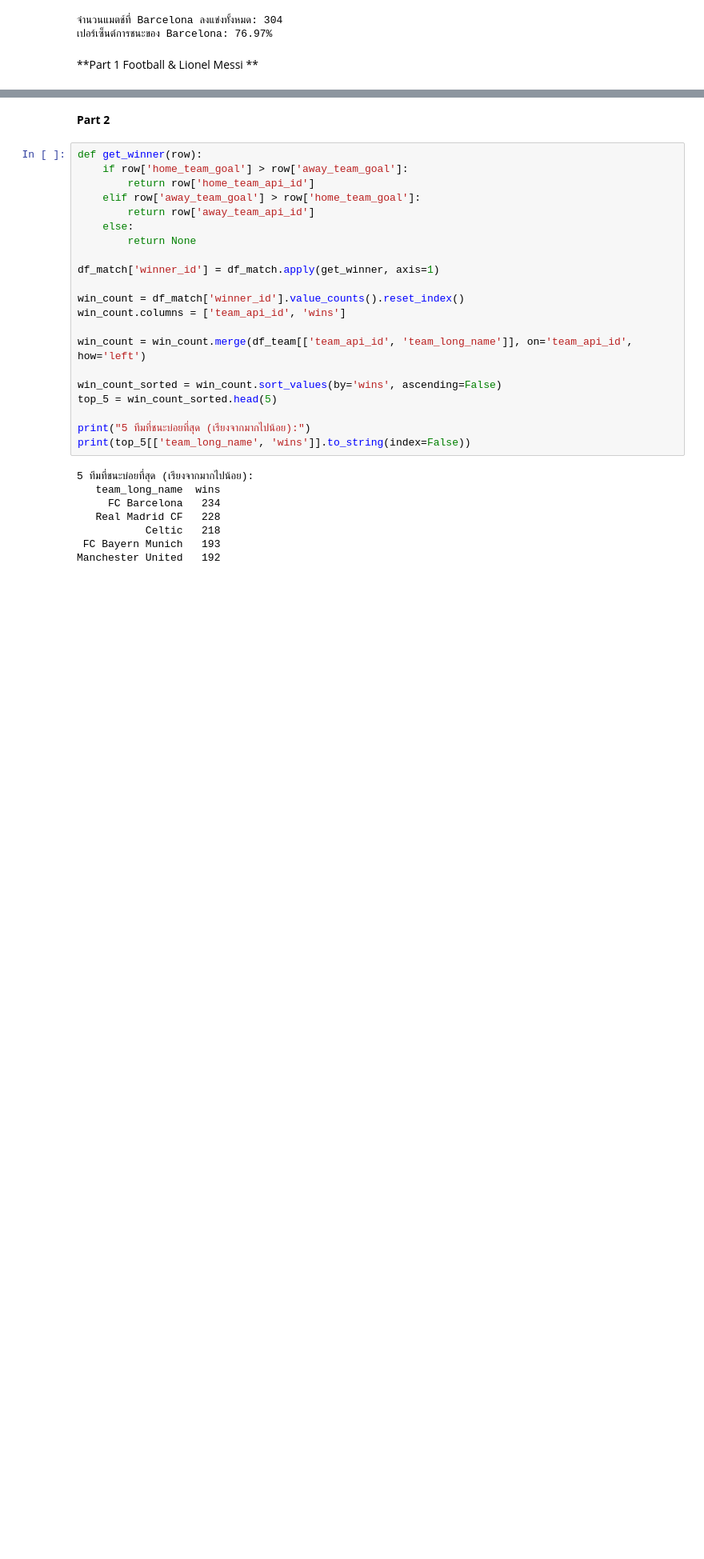
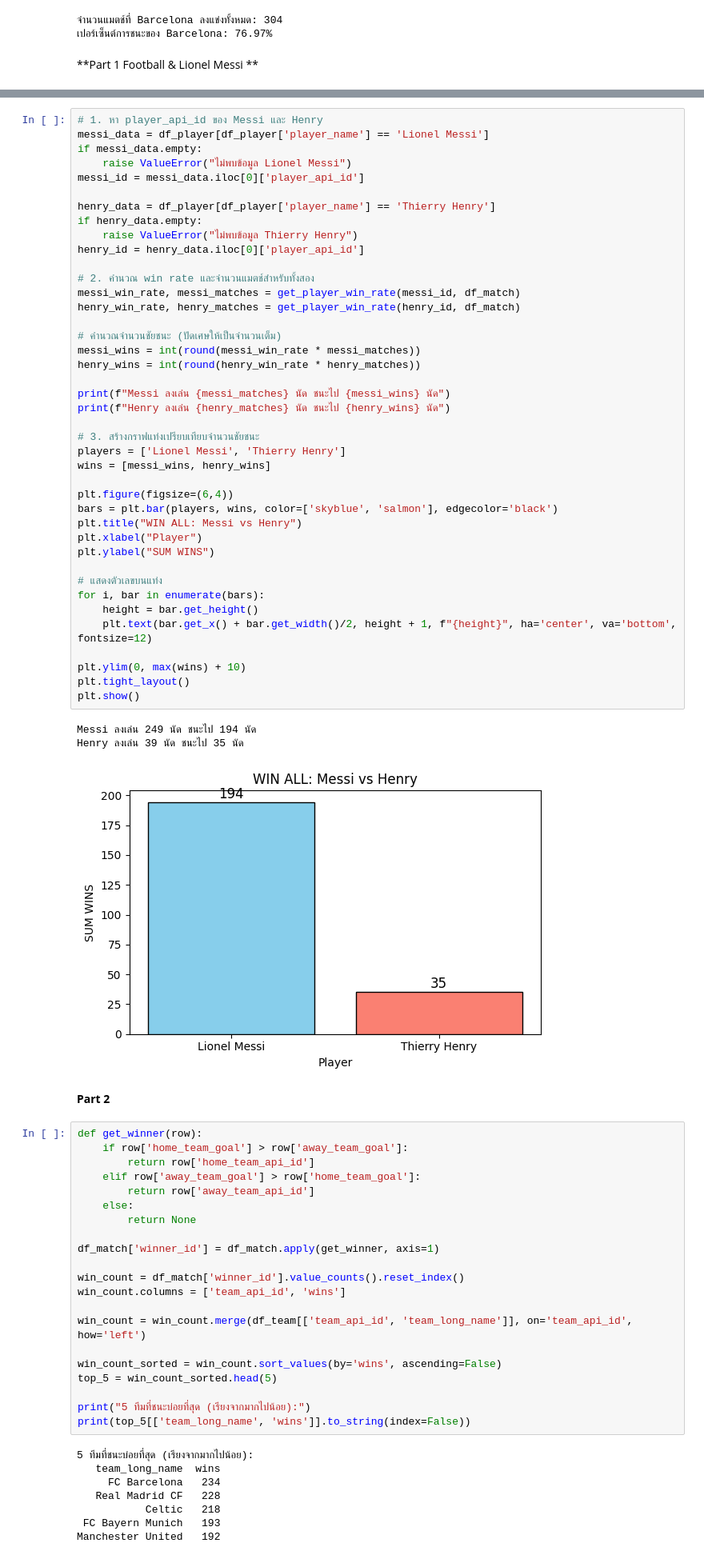
Before and after one commit to Thunyawat2543/European-soccer-, a Jupyter notebook: mini_project.ipynb, the cells around one changed output, grey strips where cells are left out. Shown: that part at 80% size. Cells and saved outputs as stored; diff of their text form; blank space fills up the shorter version.

```diff
--- a/mini_project.ipynb
+++ b/mini_project.ipynb
@@ -602,3 +476,48 @@ Passing `palette` without assigning `hue` is deprecated and will be removed in v
+# %%
+# 1. หา player_api_id ของ Messi และ Henry
+messi_data = df_player[df_player['player_name'] == 'Lionel Messi']
+if messi_data.empty:
+    raise ValueError("ไม่พบข้อมูล Lionel Messi")
+messi_id = messi_data.iloc[0]['player_api_id']
+
+henry_data = df_player[df_player['player_name'] == 'Thierry Henry']
+if henry_data.empty:
+    raise ValueError("ไม่พบข้อมูล Thierry Henry")
+henry_id = henry_data.iloc[0]['player_api_id']
+
+# 2. คำนวณ win rate และจำนวนแมตช์สำหรับทั้งสอง
+messi_win_rate, messi_matches = get_player_win_rate(messi_id, df_match)
+henry_win_rate, henry_matches = get_player_win_rate(henry_id, df_match)
+
+# คำนวณจำนวนชัยชนะ (ปัดเศษให้เป็นจำนวนเต็ม)
+messi_wins = int(round(messi_win_rate * messi_matches))
+henry_wins = int(round(henry_win_rate * henry_matches))
+
+print(f"Messi ลงเล่น {messi_matches} นัด ชนะไป {messi_wins} นัด")
+print(f"Henry ลงเล่น {henry_matches} นัด ชนะไป {henry_wins} นัด")
+
+# 3. สร้างกราฟแท่งเปรียบเทียบจำนวนชัยชนะ
+players = ['Lionel Messi', 'Thierry Henry']
+wins = [messi_wins, henry_wins]
+
+plt.figure(figsize=(6,4))
+bars = plt.bar(players, wins, color=['skyblue', 'salmon'], edgecolor='black')
+plt.title("WIN ALL: Messi vs Henry")
+plt.xlabel("Player")
+plt.ylabel("SUM WINS")
+
+# แสดงตัวเลขบนแท่ง
+for i, bar in enumerate(bars):
+    height = bar.get_height()
+    plt.text(bar.get_x() + bar.get_width()/2, height + 1, f"{height}", ha='center', va='bottom', fontsize=12)
+
+plt.ylim(0, max(wins) + 10)
+plt.tight_layout()
+plt.show()
+# %% [output]
+Messi ลงเล่น 249 นัด ชนะไป 194 นัด
+Henry ลงเล่น 39 นัด ชนะไป 35 นัด
+[figure, added]
 # %% [markdown]
 **Part 2**
 # %%
```
Also changed, not shown: parts of 7 cells of this notebook.
